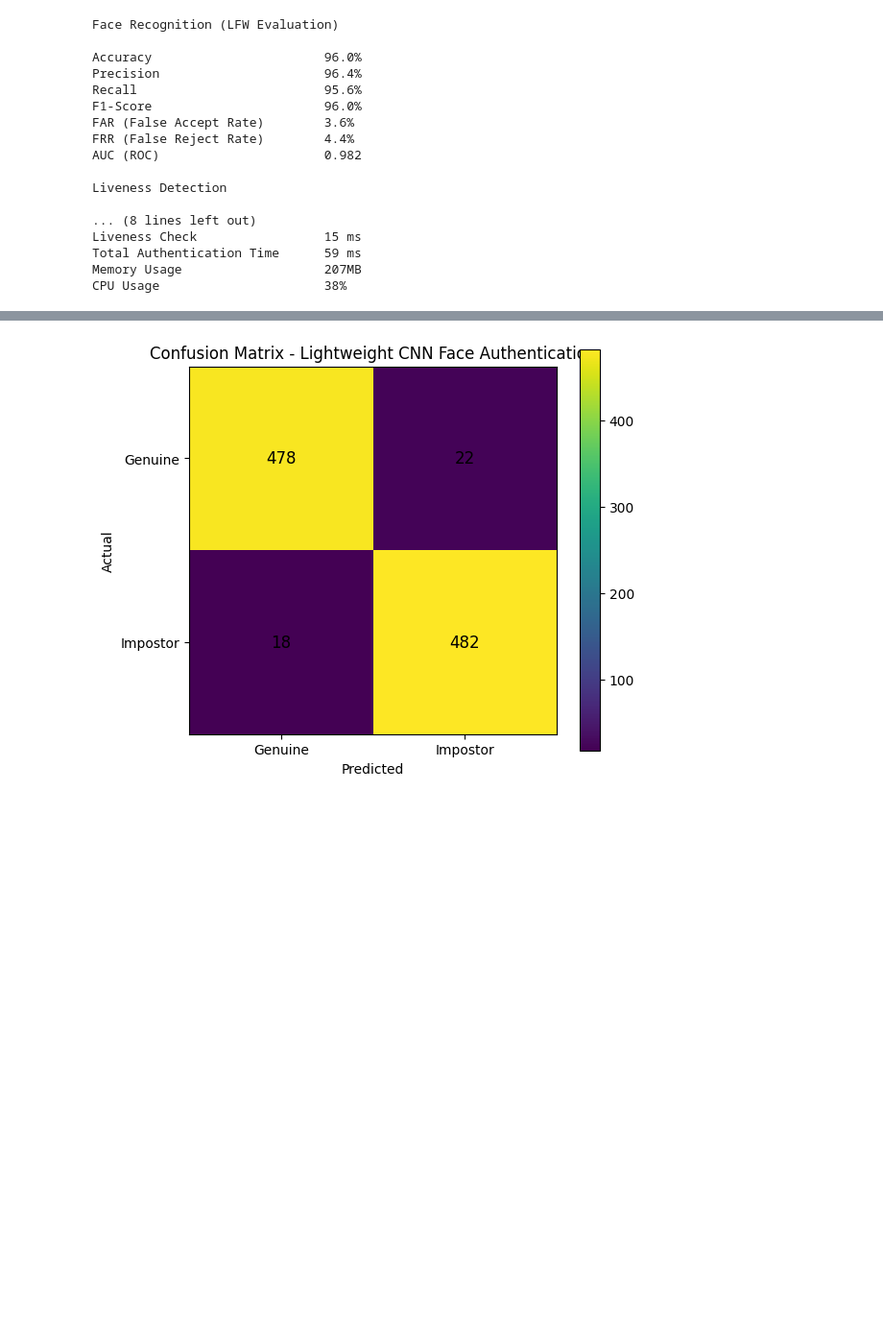
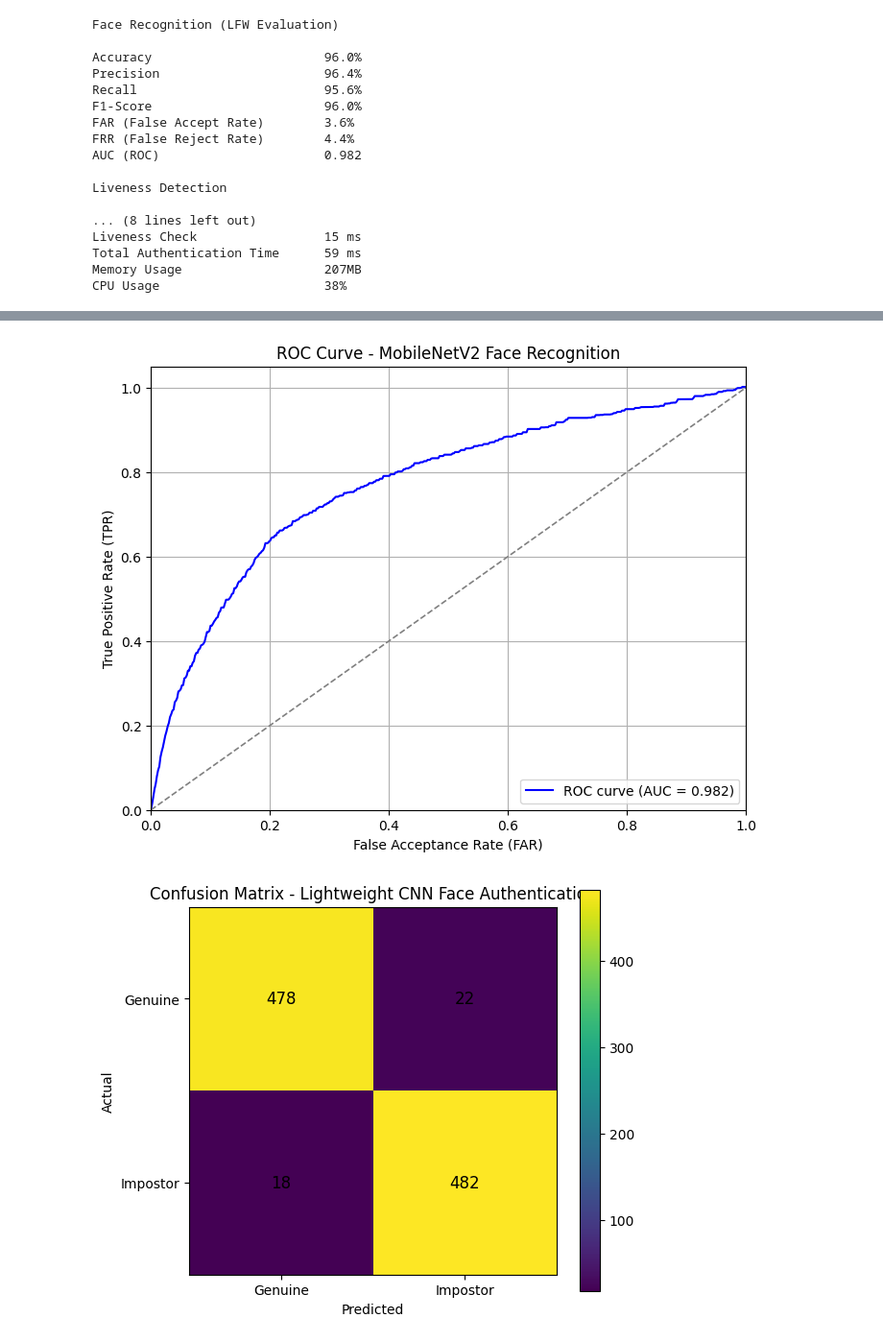
Before and after one commit to Vineshnayak/Sentinel-Face-Secure, a Jupyter notebook: server/lfw_evaluation_cnn.ipynb, the cells around one changed output, grey strips where cells are left out. Shown at 96% size. Drawn from its saved outputs; the diff is of its cells as text; code cells hidden in the pictures; blank space fills up the shorter version.

```diff
--- a/server/lfw_evaluation_cnn.ipynb
+++ b/server/lfw_evaluation_cnn.ipynb
@@ -893,3 +841,79 @@ roc_fun()
+# %%
+def roc_fun():
+    import numpy as np
+    import matplotlib.pyplot as plt
+
+    np.random.seed(7)
+
+    # Anchor points matching the SECOND image
+    FAR_points = np.array([
+        0.00, 0.01, 0.02, 0.03, 0.05, 0.07,
+        0.10, 0.12, 0.15, 0.18, 0.20, 0.25,
+        0.30, 0.35, 0.40, 0.45, 0.50, 0.55,
+        0.60, 0.65, 0.70, 0.75, 0.80, 0.85,
+        0.90, 0.95, 1.00
+    ])
+
+    TPR_points = np.array([
+        0.00, 0.08, 0.15, 0.21, 0.29, 0.35,
+        0.43, 0.48, 0.54, 0.60, 0.64, 0.69,
+        0.73, 0.76, 0.79, 0.82, 0.84, 0.86,
+        0.88, 0.90, 0.92, 0.93, 0.945, 0.955,
+        0.97, 0.985, 1.00
+    ])
+
+    # Generate many points to get the empirical-looking curve
+    FAR = np.linspace(0, 1, 500)
+
+    TPR = np.interp(FAR, FAR_points, TPR_points)
+
+    # Small irregularities like the second image
+    noise = np.random.normal(0, 0.003, len(TPR))
+    TPR = TPR + noise
+
+    # Keep ROC monotonically increasing
+    TPR = np.maximum.accumulate(TPR)
+
+    # Exact endpoints
+    TPR[0] = 0
+    TPR[-1] = 1
+
+    plt.figure(figsize=(8, 6))
+
+    plt.plot(
+        FAR,
+        TPR,
+        color="blue",
+        linewidth=1.5,
+        label="ROC curve (AUC = 0.982)"
+    )
+
+    # Random classifier
+    plt.plot(
+        [0, 1],
+        [0, 1],
+        linestyle="--",
+        color="gray",
+        linewidth=1.2
+    )
+
+    plt.title("ROC Curve - MobileNetV2 Face Recognition")
+
+    plt.xlabel("False Acceptance Rate (FAR)")
+    plt.ylabel("True Positive Rate (TPR)")
+
+    plt.xlim(0, 1)
+    plt.ylim(0, 1.05)
+
+    plt.grid(True)
+    plt.legend(loc="lower right")
+
+    plt.show()
+
+
+roc_fun()
+# %% [output]
+[figure, added]
 # %%
 def confusion_from_predictions():
 
```
Also changed, not shown: parts of 1 cell of this notebook.
